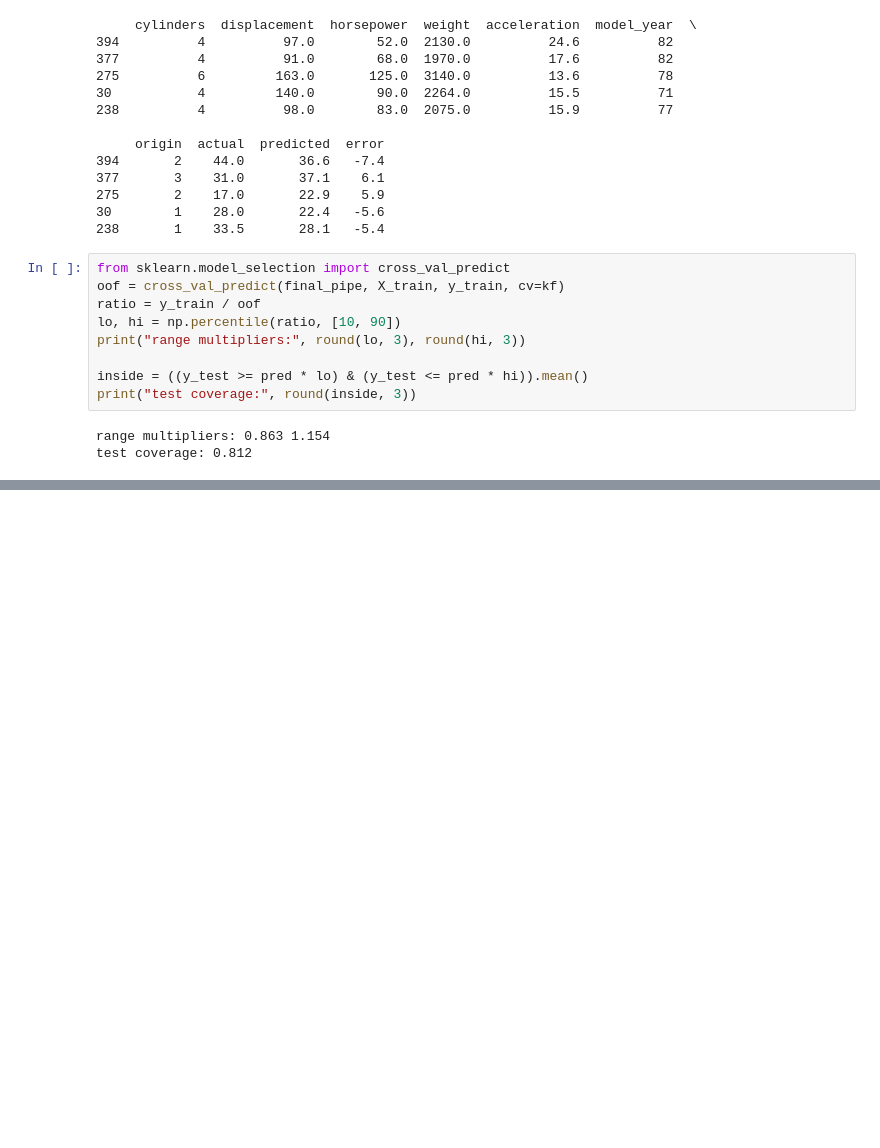
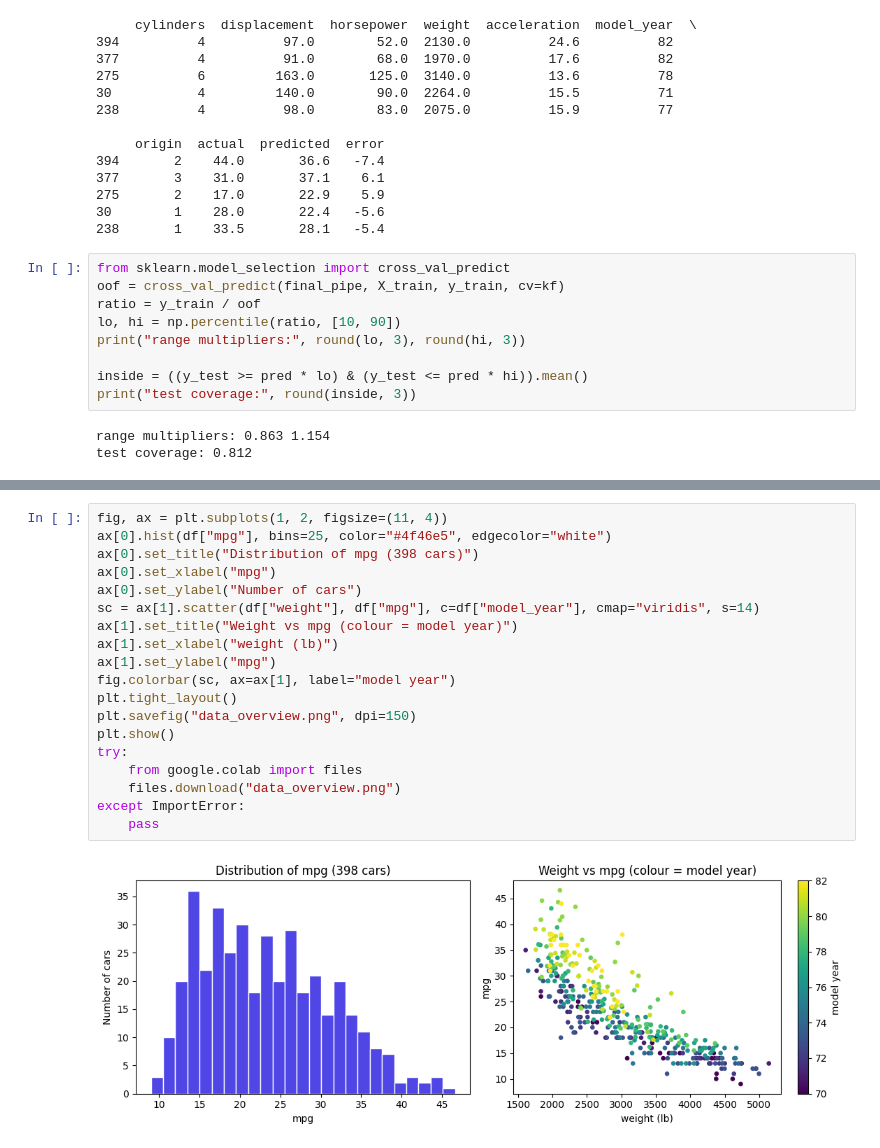
Before and after one commit to miriyalapriya/auto-mpg-project, a Jupyter notebook: auto_mpg_project.ipynb, the cells around one changed output, grey strips where cells are left out. Drawn from its saved outputs; the diff is of its cells as text; blank space fills up the shorter version.

```diff
--- a/auto_mpg_project.ipynb
+++ b/auto_mpg_project.ipynb
@@ -316,3 +316,24 @@ except ImportError:
 [interactive output not drawn]
 [interactive output not drawn]
 [interactive output not drawn]
+# %%
+fig, ax = plt.subplots(1, 2, figsize=(11, 4))
+ax[0].hist(df["mpg"], bins=25, color="#4f46e5", edgecolor="white")
+ax[0].set_title("Distribution of mpg (398 cars)")
+ax[0].set_xlabel("mpg")
+ax[0].set_ylabel("Number of cars")
+sc = ax[1].scatter(df["weight"], df["mpg"], c=df["model_year"], cmap="viridis", s=14)
+ax[1].set_title("Weight vs mpg (colour = model year)")
+ax[1].set_xlabel("weight (lb)")
+ax[1].set_ylabel("mpg")
+fig.colorbar(sc, ax=ax[1], label="model year")
+plt.tight_layout()
+plt.savefig("data_overview.png", dpi=150)
+plt.show()
+try:
+    from google.colab import files
+    files.download("data_overview.png")
+except ImportError:
+    pass
+# %% [output]
+[figure, added]
```
Also changed, not shown: parts of 1 cell of this notebook.
